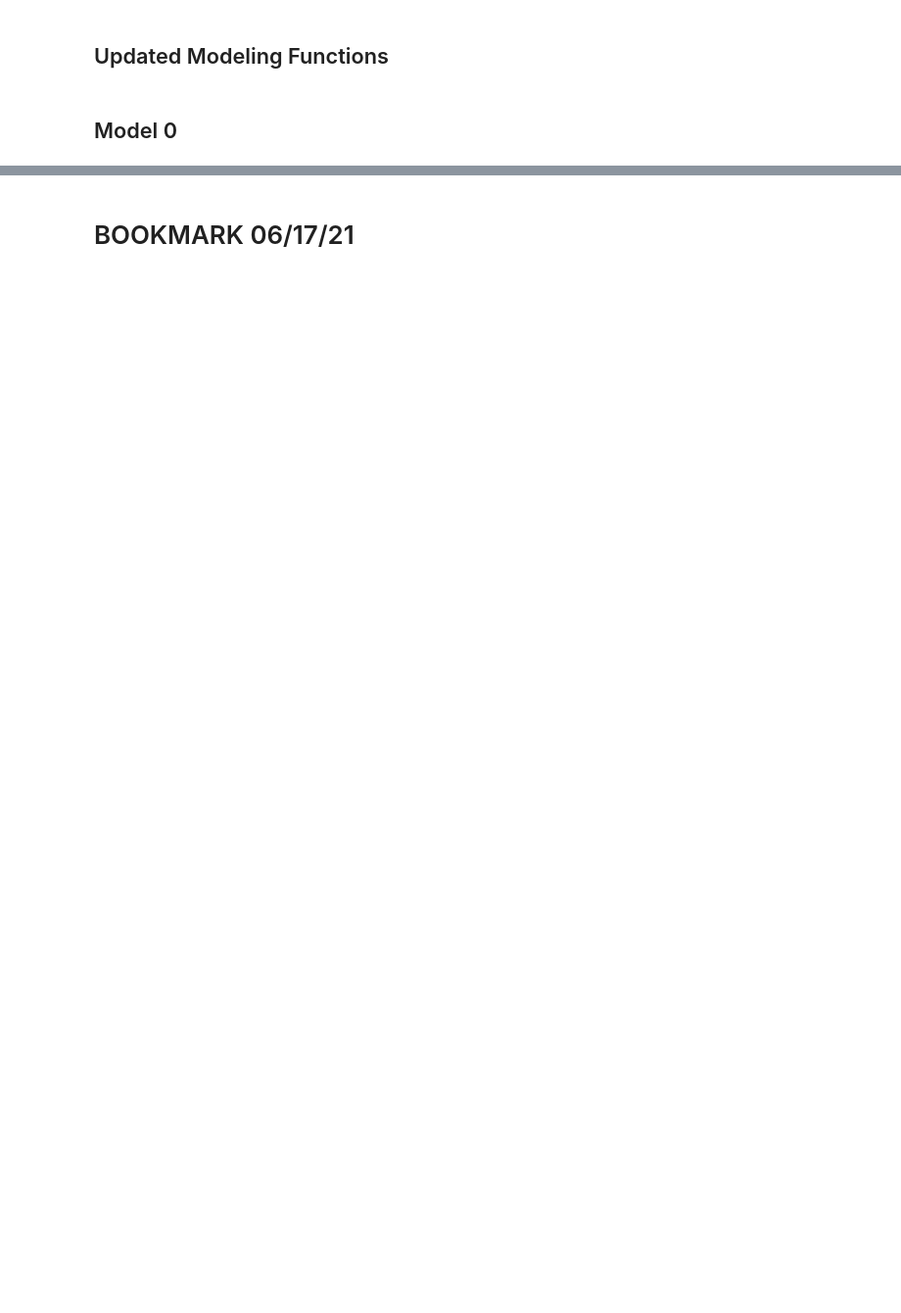
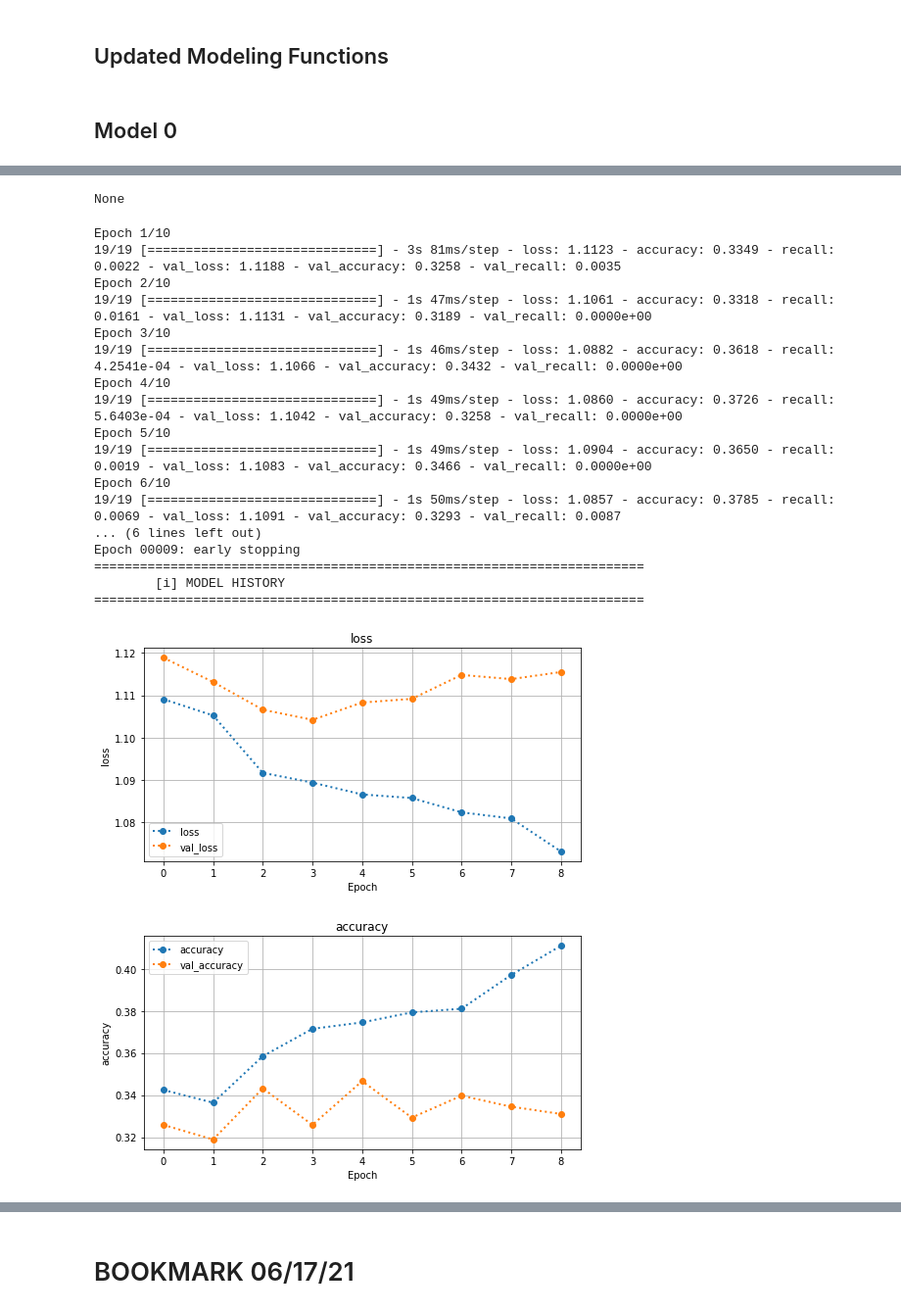
Before and after one commit to jirvingphd/dsc-5-capstone-project-online-ds-ft-021119, a Jupyter notebook: Capstone_Project_part1_NLP.ipynb, the cells around one changed output, grey strips where cells are left out. Shown at 98% size. Saved outputs shown, nothing was run; the diff lists cells and outputs as text; code cells hidden in the pictures; blank space fills up the shorter version.

```diff
--- a/Capstone_Project_part1_NLP.ipynb
+++ b/Capstone_Project_part1_NLP.ipynb
@@ -1139,25 +1717,36 @@ numpy.__version__
 # %%
-from tensorflow.keras import callbacks, models, layers, optimizers, regularizers
-import tensorflow as tf
-import matplotlib as mpl
-# def make_model():
-#     """Make a neural network with a new emebdding layer,
-#     an LSTM layer with 25 unit, and a final Dense layer appropriate for the task"""
-#     model = models.Sequential()
+
+early_stop = callbacks.EarlyStopping(monitor='val_loss',#mode='min',min_delta=.001
+                                         patience=5,verbose=2,
+                                     restore_best_weights=False)
+def make_w2v_model():
+    """Make a neural network with a new emebdding layer,
+    an LSTM layer with 25 unit, and a final Dense layer appropriate for the task"""
+    model = models.Sequential()
+
+            # embedding_matrix
+    ### make the embedding layer for keras
+    embedding_layer = layers.Embedding(vocab_size+1,EMBEDDING_SIZE,
+                                      weights=[embedding_matrix],
+                                      input_length=MAX_SEQUENCE_LENGTH,
+                                      trainable=False)
+    model.add(embedding_layer)
 #     model.add(layers.Embedding(MAX_WORDS+1, EMBEDDING_SIZE))
-#     model.add(layers.LSTM(25, return_sequences=False))
-#     # model.add(layers.GlobalAveragePooling1D())
-#     model.add(layers.Dense(n_classes, activation='softmax'))
+    model.add(layers.LSTM(50, return_sequences=False))
+#     model.add(layers.GlobalAvgPool1D())
+#     model.add(layers.GlobalAveragePooling1D())
+    model.add(layers.Dense(n_classes, activation='softmax'))
 
-#     model.compile(loss='categorical_crossentropy', optimizer='adam',
-#                  metrics=['accuracy', tf.keras.metrics.Recall(name='recall')])
-#     display(model.summary())
-#     return model
+    model.compile(loss='categorical_crossentropy', optimizer='adam',
+                 metrics=['accuracy', tf.keras.metrics.Recall(name='recall')])
+    display(model.summary())
+    return model
 
 
-
-
-# ## make model and fit
-# model= make_model()
-# history = model.fit(X_train_pad, y_train, batch_size=256, epochs=3)#,
-# #                     validation_split=0.2, workers=-1)
+## make model and fit
+model= make_w2v_model()
+history = model.fit(X_train_pad, y_train, batch_size=128, epochs=10,
+                    validation_split=0.2, workers=-1,callbacks=[early_stop])
+evaluate_network(model,X_test_pad,y_test,history,
+                X_train = X_train_pad,y_train=y_train)
+# %% [output]
@@ -1163,0 +1767,20 @@ import matplotlib as mpl
+None
+Epoch 1/10
+19/19 [==============================] - 3s 81ms/step - loss: 1.1123 - accuracy: 0.3349 - recall: 0.0022 - val_loss: 1.1188 - val_accuracy: 0.3258 - val_recall: 0.0035
+Epoch 2/10
+19/19 [==============================] - 1s 47ms/step - loss: 1.1061 - accuracy: 0.3318 - recall: 0.0161 - val_loss: 1.1131 - val_accuracy: 0.3189 - val_recall: 0.0000e+00
+Epoch 3/10
+19/19 [==============================] - 1s 46ms/step - loss: 1.0882 - accuracy: 0.3618 - recall: 4.2541e-04 - val_loss: 1.1066 - val_accuracy: 0.3432 - val_recall: 0.0000e+00
+Epoch 4/10
+19/19 [==============================] - 1s 49ms/step - loss: 1.0860 - accuracy: 0.3726 - recall: 5.6403e-04 - val_loss: 1.1042 - val_accuracy: 0.3258 - val_recall: 0.0000e+00
+Epoch 5/10
+19/19 [==============================] - 1s 49ms/step - loss: 1.0904 - accuracy: 0.3650 - recall: 0.0019 - val_loss: 1.1083 - val_accuracy: 0.3466 - val_recall: 0.0000e+00
+Epoch 6/10
+19/19 [==============================] - 1s 50ms/step - loss: 1.0857 - accuracy: 0.3785 - recall: 0.0069 - val_loss: 1.1091 - val_accuracy: 0.3293 - val_recall: 0.0087
+... (6 lines left out)
+Epoch 00009: early stopping
+========================================================================
+        [i] MODEL HISTORY
+========================================================================
+[figure, added]
+[figure, added]
```
Also changed, not shown: parts of 69 cells of this notebook, 5 other files.
